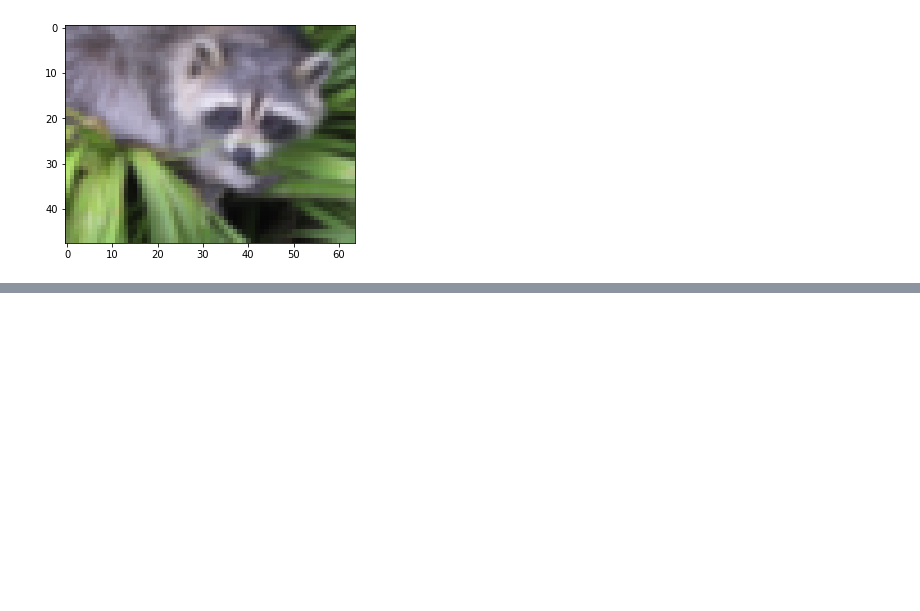
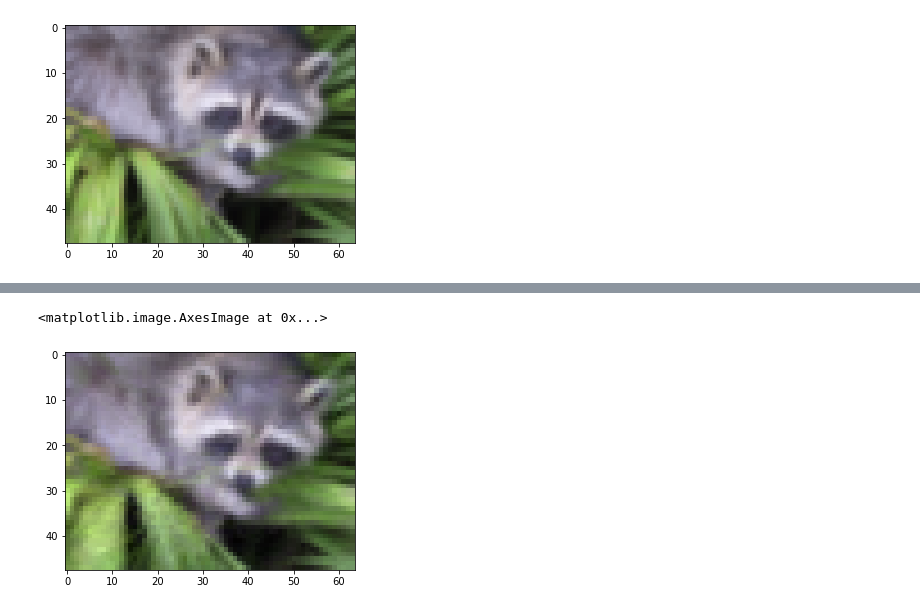
Before and after one commit to shahuiz/MH3520_Homework, a Jupyter notebook: 12-problemset.ipynb, the cells around one changed output, grey strips where cells are left out. Cells and saved outputs as stored; diff of their text form; code cells hidden in the pictures; blank space fills up the shorter version.

```diff
--- a/12-problemset.ipynb
+++ b/12-problemset.ipynb
@@ -184,2 +195,5 @@ plt.imshow(model1.predict(xy).reshape(img.shape)+0.5)
 # %%
 history = model.fit(data, epochs=30, verbose=0)
+# %%
+plt.imshow(model.predict(xy).reshape(img.shape) + 0.5)
+# %% [output]
@@ -185,0 +201,2 @@ history = model.fit(data, epochs=30, verbose=0)
+<matplotlib.image.AxesImage at 0x...>
+[figure, added]
```
Also changed, not shown: parts of 6 cells of this notebook.
